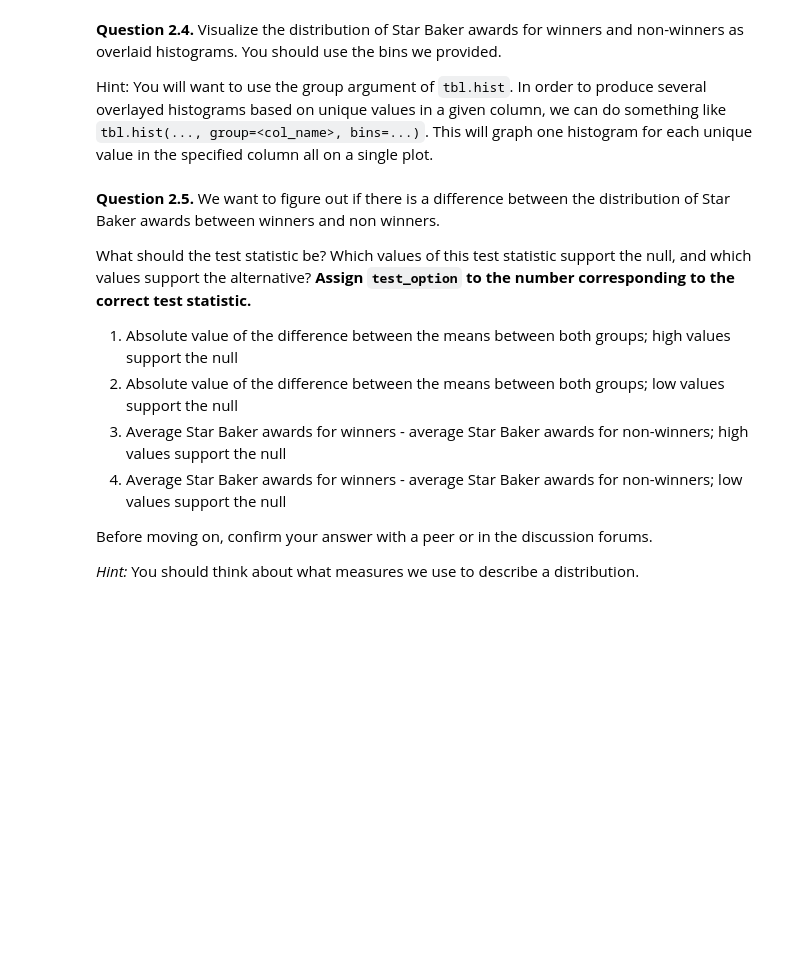
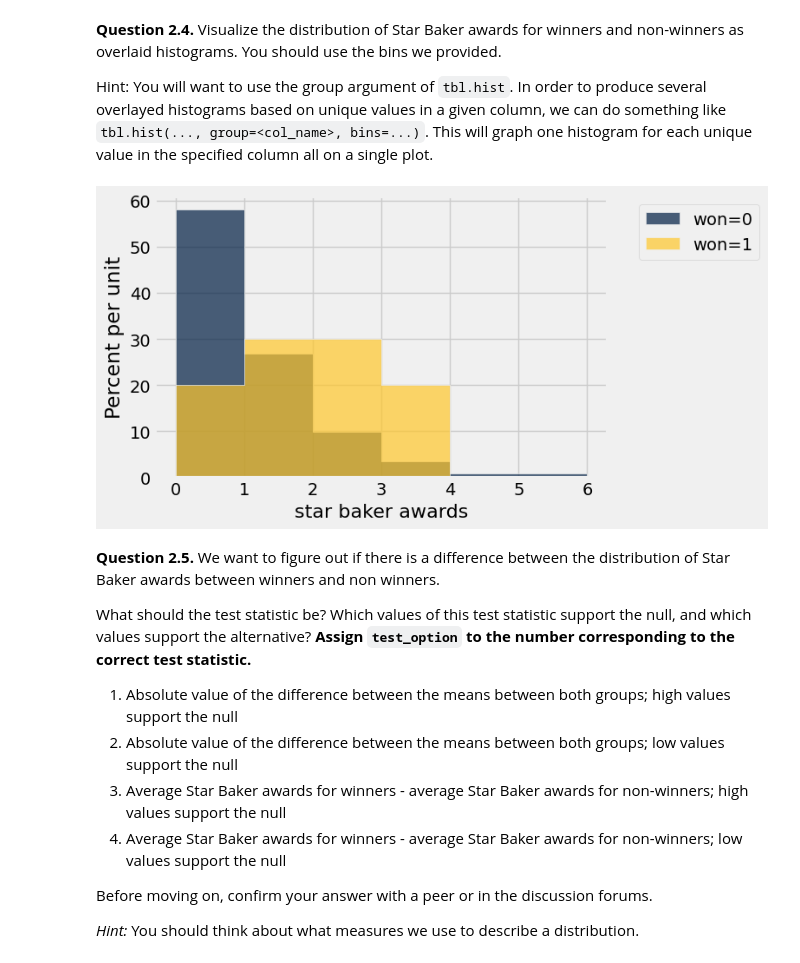
Before and after one commit to MRowe13/24-fall-data1350, a Jupyter notebook: Labs/lab07/lab07.ipynb, the cells around one changed output. Cells and saved outputs as stored; diff of their text form; code cells hidden in the pictures; blank space fills up the shorter version.

```diff
--- a/Labs/lab07/lab07.ipynb
+++ b/Labs/lab07/lab07.ipynb
@@ -116,7 +116,9 @@ q2_3 results: All test cases passed!
 Hint: You will want to use the group argument of `tbl.hist`. In order to produce several overlayed histograms based on unique values in a given column, we can do something like `tbl.hist(..., group=<col_name>, bins=...)`. This will graph one histogram for each unique value in the specified column all on a single plot.
 # %%
 useful_bins = np.arange(0, 7)
-...
+bakers.hist('star baker awards',group='won', bins=useful_bins)
+# %% [output]
+[figure, added]
 # %% [markdown]
 **Question 2.5.** We want to figure out if there is a difference between the distribution of Star Baker awards between winners and non winners.
 
```
Also changed, not shown: parts of 8 cells of this notebook, 1 other file.
